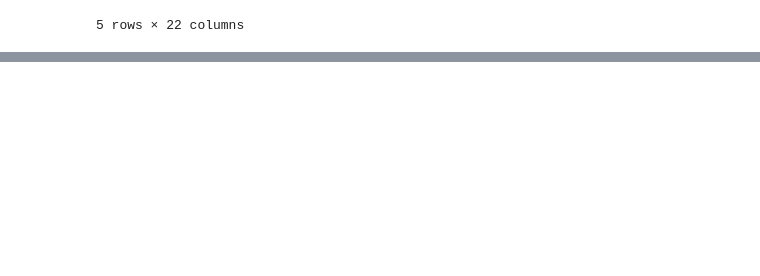
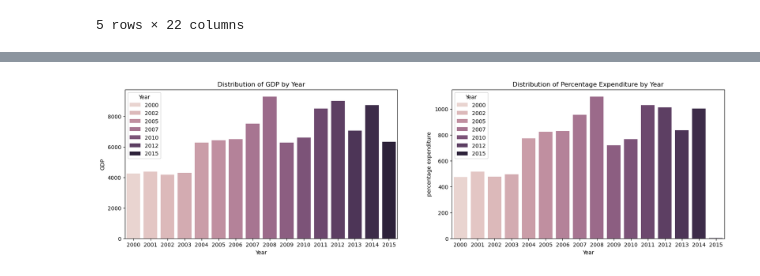
Before and after one commit to EmperorSeyi/Life-Expectancy-Project, a Jupyter notebook: Life-Expectancy.ipynb, the cells around one changed output, grey strips where cells are left out. Drawn from its saved outputs; the diff is of its cells as text; code cells hidden in the pictures; blank space fills up the shorter version.

```diff
--- a/Life-Expectancy.ipynb
+++ b/Life-Expectancy.ipynb
@@ -16,0 +197,3 @@ df.head()
+# %%
+gdp_by_year = df[["Year", "GDP"]].groupby("Year").mean()
+gdp_by_year.head()
@@ -16,0 +219,3 @@ df.head()
+# %%
+percentage_expenditure_by_year = df[["Year", "percentage expenditure"]].groupby("Year").mean()
+percentage_expenditure_by_year.head()
@@ -16,0 +258,9 @@ df.head()
+# %%
+fig,ax = plt.subplots(1, 2,figsize=(20,5))
+sns.barplot(gdp_by_year, x= "Year", y ="GDP", hue="Year", ax=ax[0])
+ax[0].set_title("Distribution of GDP by Year")
+sns.barplot(percentage_expenditure_by_year, x= "Year", y ="percentage expenditure", hue="Year", ax=ax[1])
+ax[1].set_title("Distribution of Percentage Expenditure by Year")
+plt.show()
+# %% [output]
+[figure, added]
```
Also changed, not shown: parts of 49 cells of this notebook.
